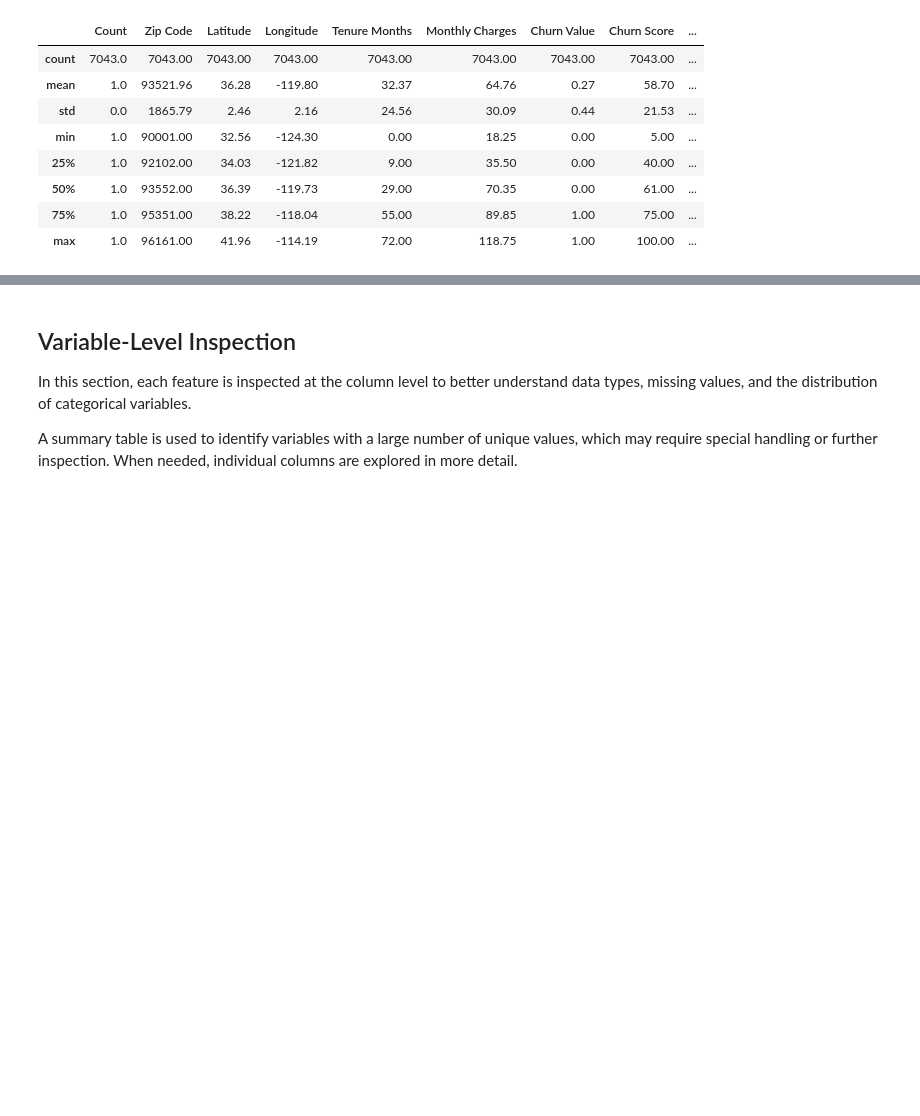
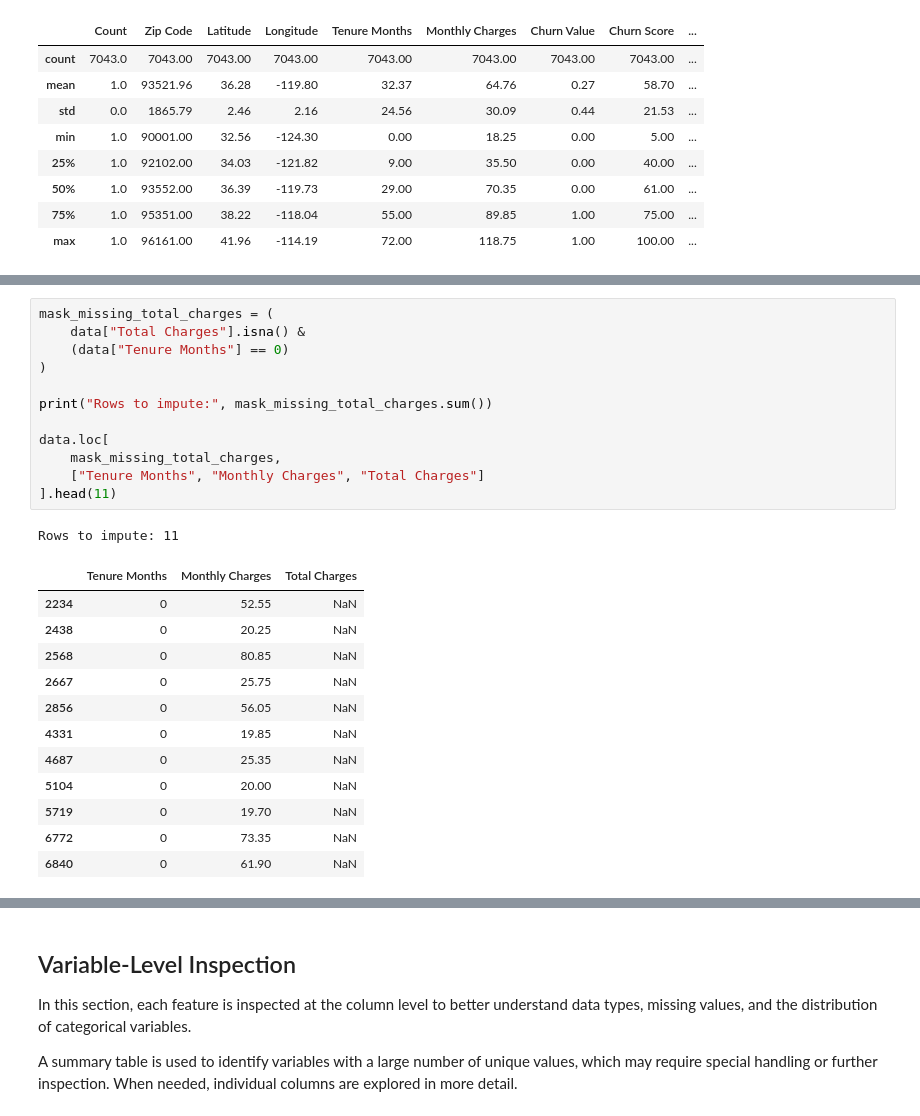
Before and after one commit to OsianJL/telco-customer-churn-analysis, a Jupyter notebook: 01_eda_and_cleaning.ipynb, the cells around one changed output, grey strips where cells are left out. Saved outputs shown, nothing was run; the diff lists cells and outputs as text; blank space fills up the shorter version.

```diff
--- a/01_eda_and_cleaning.ipynb
+++ b/01_eda_and_cleaning.ipynb
@@ -83,0 +161,26 @@ data.describe().round(2)
+# %%
+mask_missing_total_charges = (
+    data["Total Charges"].isna() &
+    (data["Tenure Months"] == 0)
+)
+
+print("Rows to impute:", mask_missing_total_charges.sum())
+
+data.loc[
+    mask_missing_total_charges,
+    ["Tenure Months", "Monthly Charges", "Total Charges"]
+].head(11)
+# %% [output]
+Rows to impute: 11
+|  | Tenure Months | Monthly Charges | Total Charges |
+| 2234 | 0 | 52.55 | NaN |
+| 2438 | 0 | 20.25 | NaN |
+| 2568 | 0 | 80.85 | NaN |
+| 2667 | 0 | 25.75 | NaN |
+| 2856 | 0 | 56.05 | NaN |
+| 4331 | 0 | 19.85 | NaN |
+| 4687 | 0 | 25.35 | NaN |
+| 5104 | 0 | 20.00 | NaN |
+| 5719 | 0 | 19.70 | NaN |
+| 6772 | 0 | 73.35 | NaN |
+| 6840 | 0 | 61.90 | NaN |
```
Also changed, not shown: parts of 23 cells of this notebook, 1 other file.
